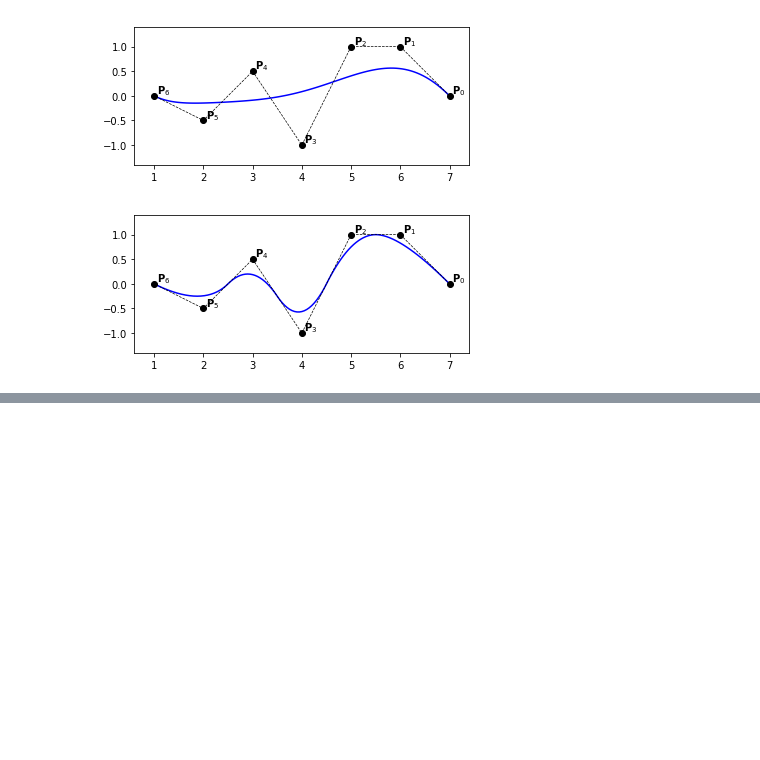
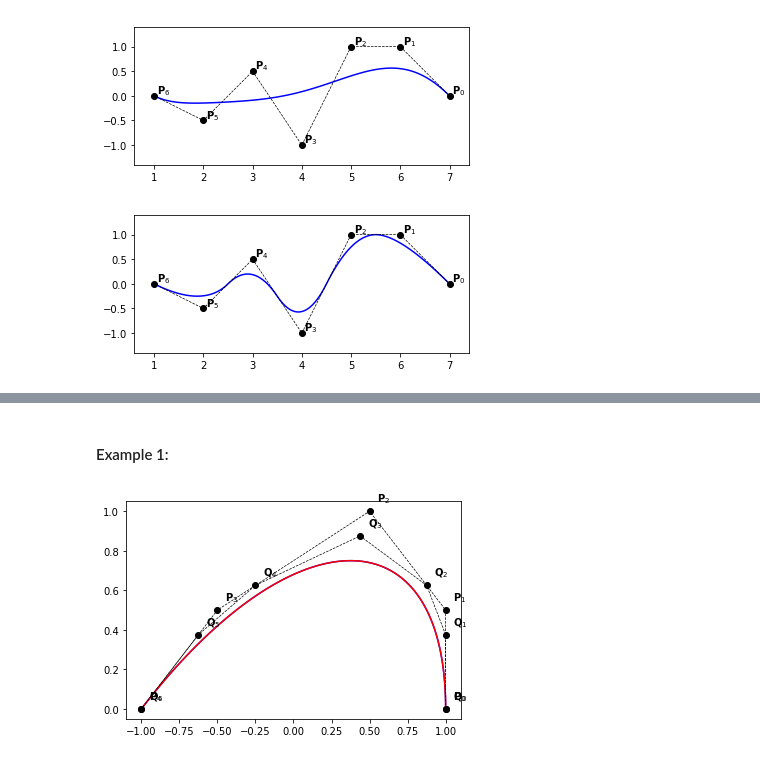
Before and after one commit to ratnania/MA5938, a Jupyter notebook: ch1/B-Splines_curves.ipynb, the cells around one changed output, grey strips where cells are left out. Cells and saved outputs as stored; diff of their text form; code cells hidden in the pictures; blank space fills up the shorter version.

```diff
--- a/ch1/B-Splines_curves.ipynb
+++ b/ch1/B-Splines_curves.ipynb
@@ -240,0 +332,23 @@ example_6b()
+# %% [markdown]
+#### Example 1:
+# %%
+# ==========================================================
+def example_1():
+    knots  = [0., 0., 0., 0., 1., 1., 1., 1.]
+    degree = 3
+    n      = len(knots) - degree - 1
+
+    P = np.zeros((n, 2))
+    P[:, 0] = [1., 1., 0., -1.]
+    P[:, 1] = [0., 1., 1.,  0.]
+
+    t = 0.5
+    knots, degree, P = curve_insert_knot(knots, degree, P, t, times=1)
+    plot_curve(knots, degree, P)
+
+    knots, degree, P = curve_elevate_degree(knots, degree, P, m=1)
+    plot_curve(knots, degree, P, color='r', label='Q')
+
+example_1()
+# %% [output]
+[figure, added]
```
Also changed, not shown: parts of 23 cells of this notebook, 1 other file.
